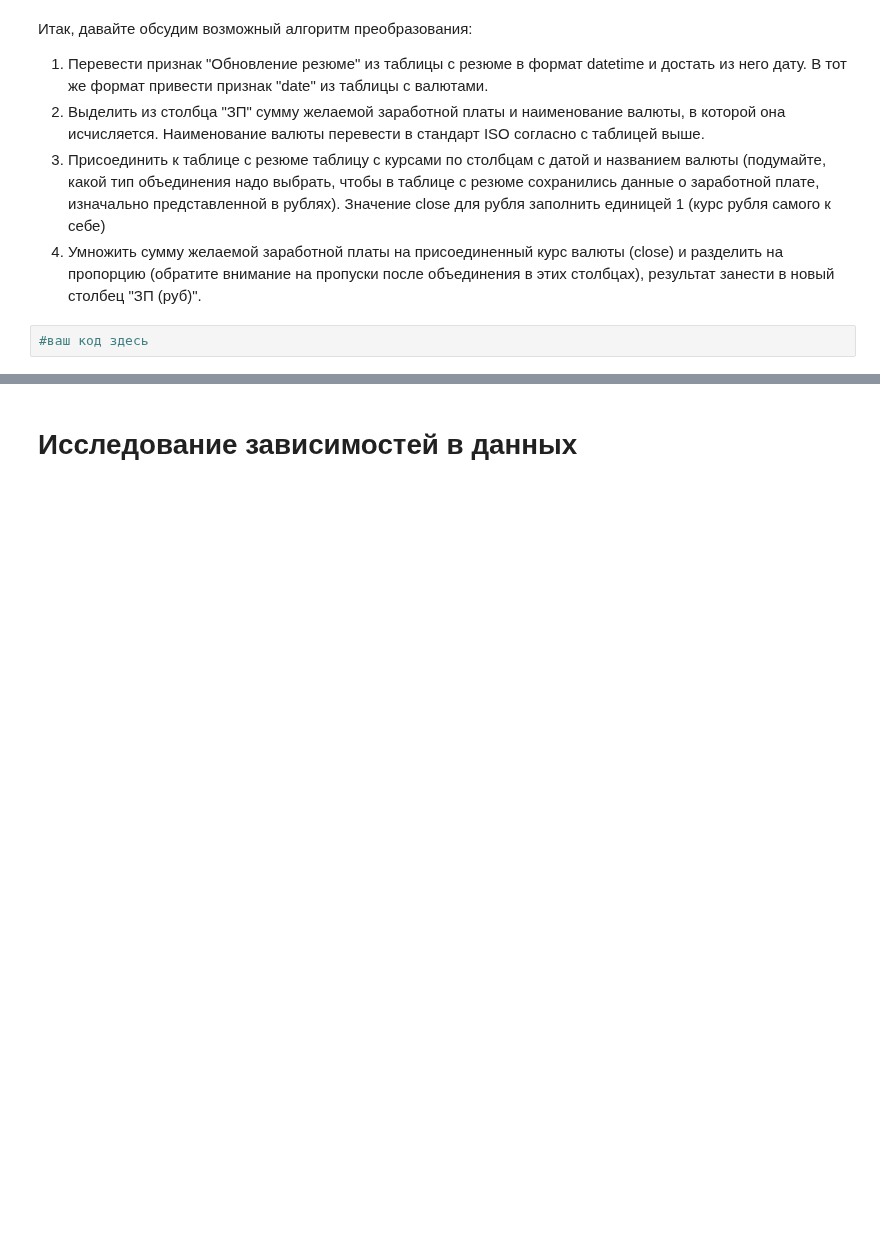
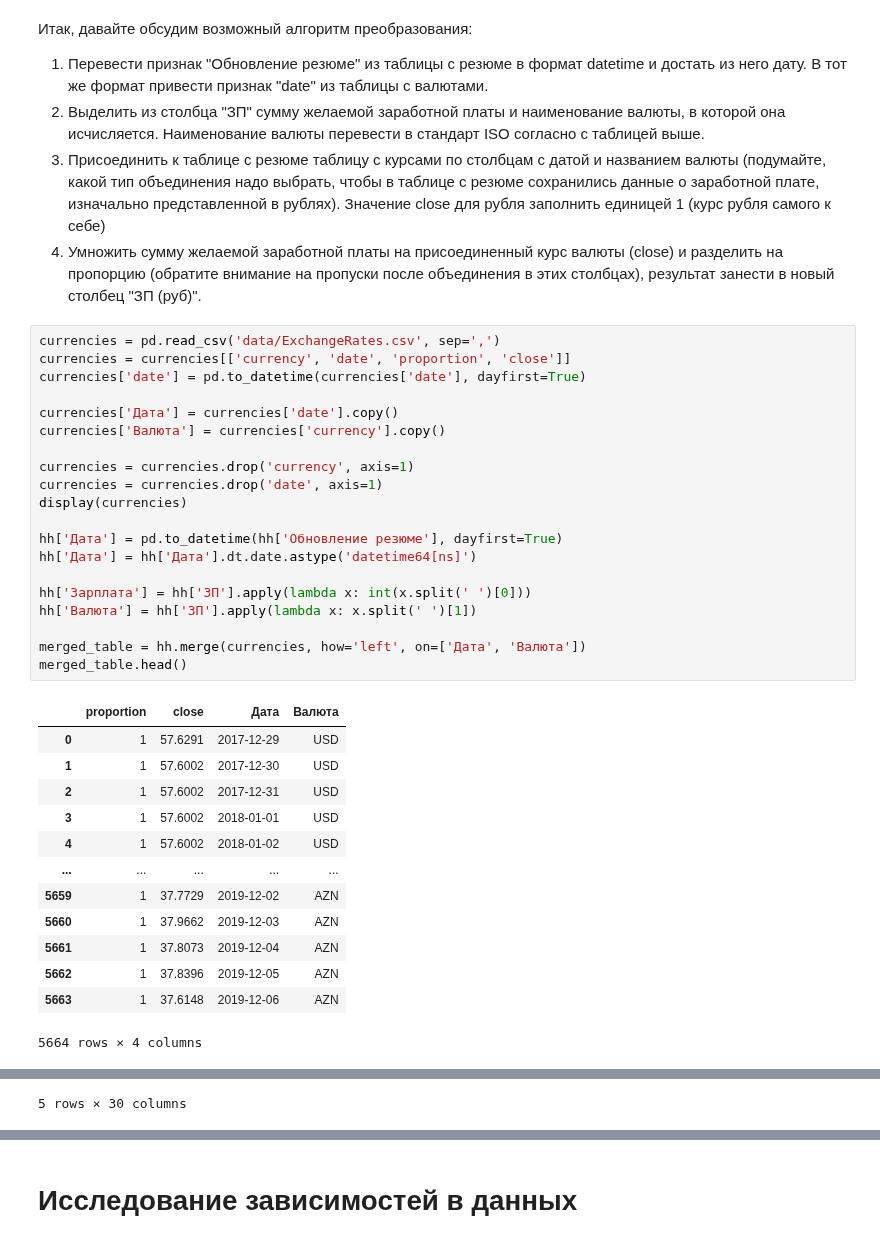
Before and after one commit to SudarickovIlya/SF_DS_Ilya, a Jupyter notebook: Project_1/Project-1._Ноутбук-шаблон.ipynb, the cells around one changed output, grey strips where cells are left out. Drawn from its saved outputs; the diff is of its cells as text; blank space fills up the shorter version.

```diff
--- a/Project_1/Project-1._Ноутбук-шаблон.ipynb
+++ b/Project_1/Project-1._Ноутбук-шаблон.ipynb
@@ -410,4 +416,36 @@ print(f'Количество кандидатов, которые рассмат
 3. Присоединить к таблице с резюме таблицу с курсами по столбцам с датой и названием валюты (подумайте, какой тип объединения надо выбрать, чтобы в таблице с резюме сохранились данные о заработной плате, изначально представленной в рублях). Значение close для рубля заполнить единицей 1 (курс рубля самого к себе)
 4. Умножить сумму желаемой заработной платы на присоединенный курс валюты (close) и разделить на пропорцию (обратите внимание на пропуски после объединения в этих столбцах), результат занести в новый столбец "ЗП (руб)".
 # %%
-#ваш код здесь
+currencies = pd.read_csv('data/ExchangeRates.csv', sep=',')
+currencies = currencies[['currency', 'date', 'proportion', 'close']]
+currencies['date'] = pd.to_datetime(currencies['date'], dayfirst=True)
+
+currencies['Дата'] = currencies['date'].copy()
+currencies['Валюта'] = currencies['currency'].copy()
+
+currencies = currencies.drop('currency', axis=1)
+currencies = currencies.drop('date', axis=1)
+display(currencies)
+
+hh['Дата'] = pd.to_datetime(hh['Обновление резюме'], dayfirst=True)
+hh['Дата'] = hh['Дата'].dt.date.astype('datetime64[ns]')
+
+hh['Зарплата'] = hh['ЗП'].apply(lambda x: int(x.split(' ')[0]))
+hh['Валюта'] = hh['ЗП'].apply(lambda x: x.split(' ')[1])
+
+merged_table = hh.merge(currencies, how='left', on=['Дата', 'Валюта'])
+merged_table.head()
+# %% [output]
+|  | proportion | close | Дата | Валюта |
+| 0 | 1 | 57.6291 | 2017-12-29 | USD |
+| 1 | 1 | 57.6002 | 2017-12-30 | USD |
+| 2 | 1 | 57.6002 | 2017-12-31 | USD |
+| 3 | 1 | 57.6002 | 2018-01-01 | USD |
+| 4 | 1 | 57.6002 | 2018-01-02 | USD |
+| ... | ... | ... | ... | ... |
+| 5659 | 1 | 37.7729 | 2019-12-02 | AZN |
+| 5660 | 1 | 37.9662 | 2019-12-03 | AZN |
+| 5661 | 1 | 37.8073 | 2019-12-04 | AZN |
+| 5662 | 1 | 37.8396 | 2019-12-05 | AZN |
+| 5663 | 1 | 37.6148 | 2019-12-06 | AZN |
+5664 rows × 4 columns
@@ -413,0 +458 @@ print(f'Количество кандидатов, которые рассмат
+5 rows × 30 columns
```
Also changed, not shown: parts of 3 cells of this notebook.
